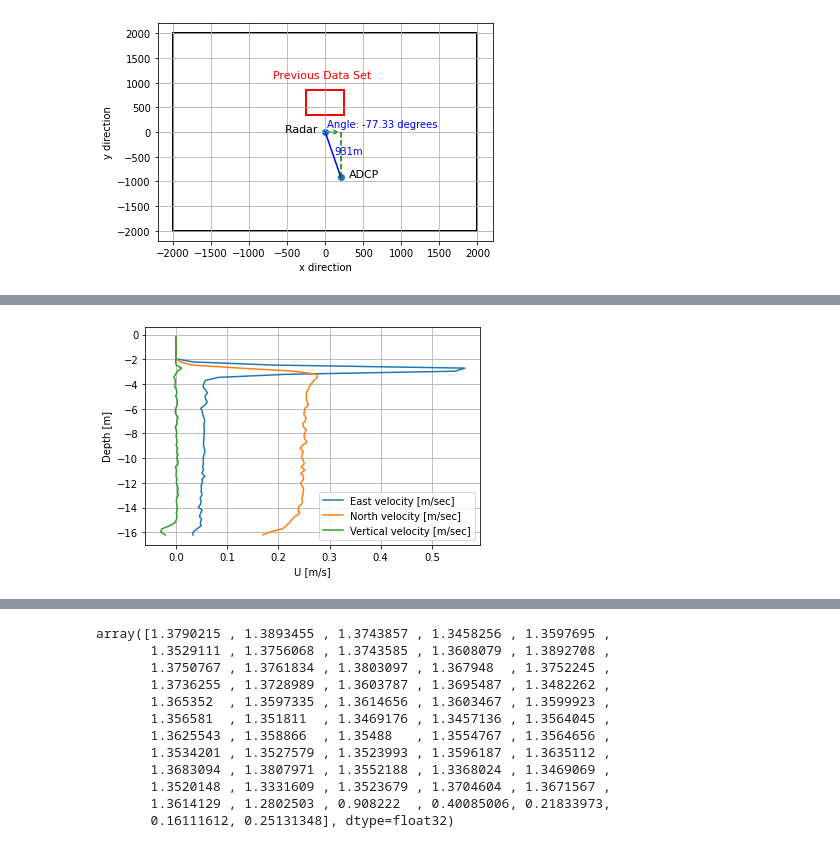
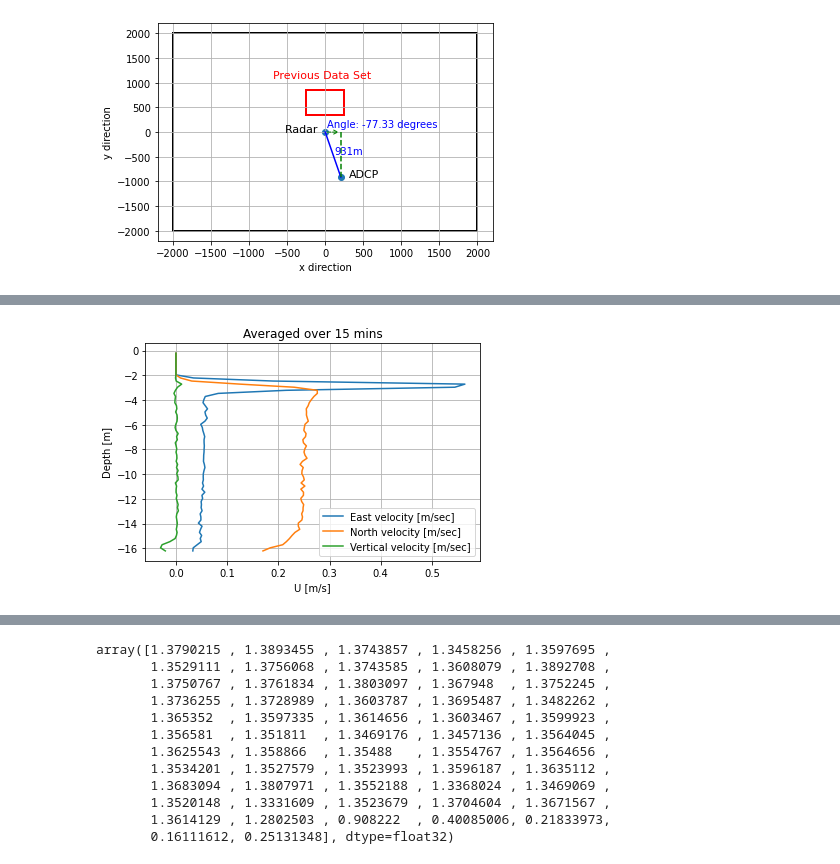
Before and after one commit to joeyanderson1/4th-Year-Thesis, a Jupyter notebook: ADCP Data.ipynb, the cells around one changed output, grey strips where cells are left out. Saved outputs shown, nothing was run; the diff lists cells and outputs as text; code cells hidden in the pictures.

```diff
--- a/ADCP Data.ipynb
+++ b/ADCP Data.ipynb
@@ -318,31 +371,39 @@ plt.show()
 # %%
 hf = h5py.File('ADCP_19_01_22_04.mat', 'r')
 east_vel = np.array(hf['East_vel'])
 north_vel = np.array(hf['North_vel'])
 vertical_vel = np.array(hf['Vertical_vel'])
 z = np.array(hf['z_vec'])
 t = hf['time_vec']
 hf.close()
 
 time_start = 0*60 # sec
 time_stop = 15*60 # sec
 time_step = 1 #sec
 start_i = int(time_start/time_step)
 stop_i = int(time_stop/time_step)
 
 east_vel_mean = np.mean(east_vel[start_i:stop_i], axis=0)
 north_vel_mean = np.mean(north_vel[start_i:stop_i], axis=0)
 vertical_vel_mean = np.mean(vertical_vel[start_i:stop_i], axis=0)
 
+#std_deviation = np.std(east_vel[start_i:stop_i], axis=0)
+#plt.errorbar(east_vel_mean, z[:,0], xerr=std_deviation, fmt='o', label='East velocity [m/sec]')
+
+
 fig, ax = plt.subplots()
 ax.plot(east_vel_mean, z, label='East velocity [m/sec]')
 ax.plot(north_vel_mean, z, label='North velocity [m/sec]')
 ax.plot(vertical_vel_mean, z, label='Vertical velocity [m/sec]')
+plt.title("Averaged over 15 mins")
+
+#ax.plot(np.max(east_vel[start_i:stop_i], axis=0), z, label='Maximum Ranges')
+#ax.plot(np.min(east_vel[start_i:stop_i], axis=0), z, label='Minimum Ranges')
 
 plt.xlabel("U [m/s]")
 plt.ylabel("Depth [m]")
 plt.legend()
 plt.grid(True)
 plt.show()
 # %% [output]
-[figure, old version]
+[figure, new version]
```
Also changed, not shown: parts of 31 cells of this notebook.
